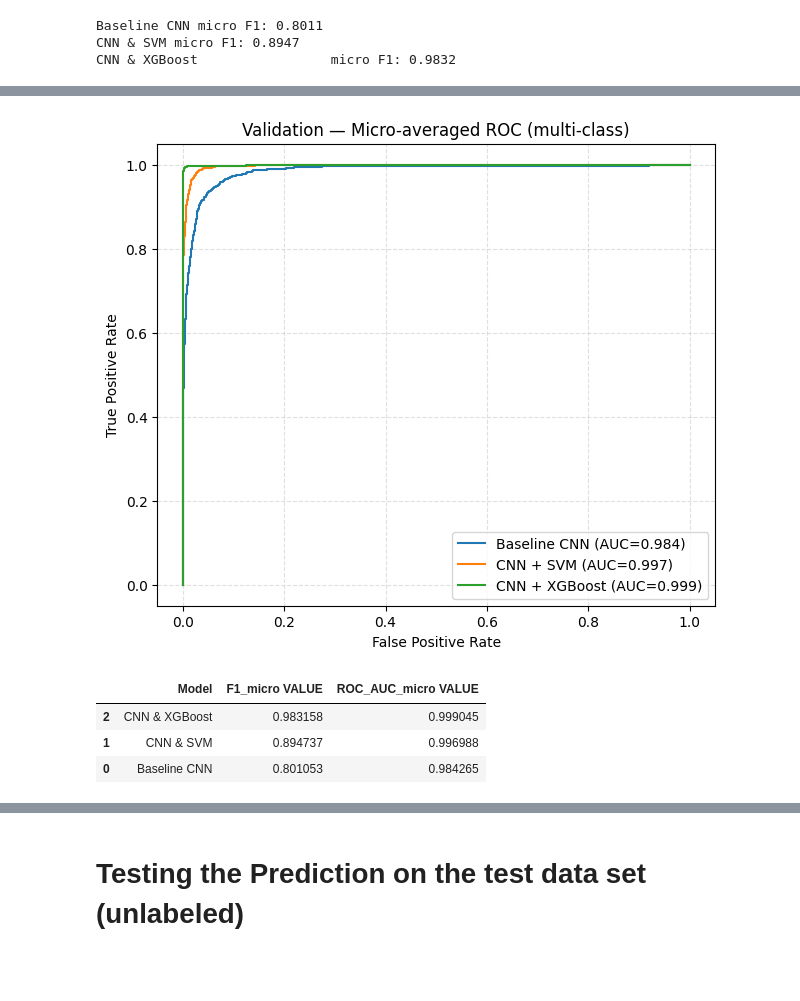
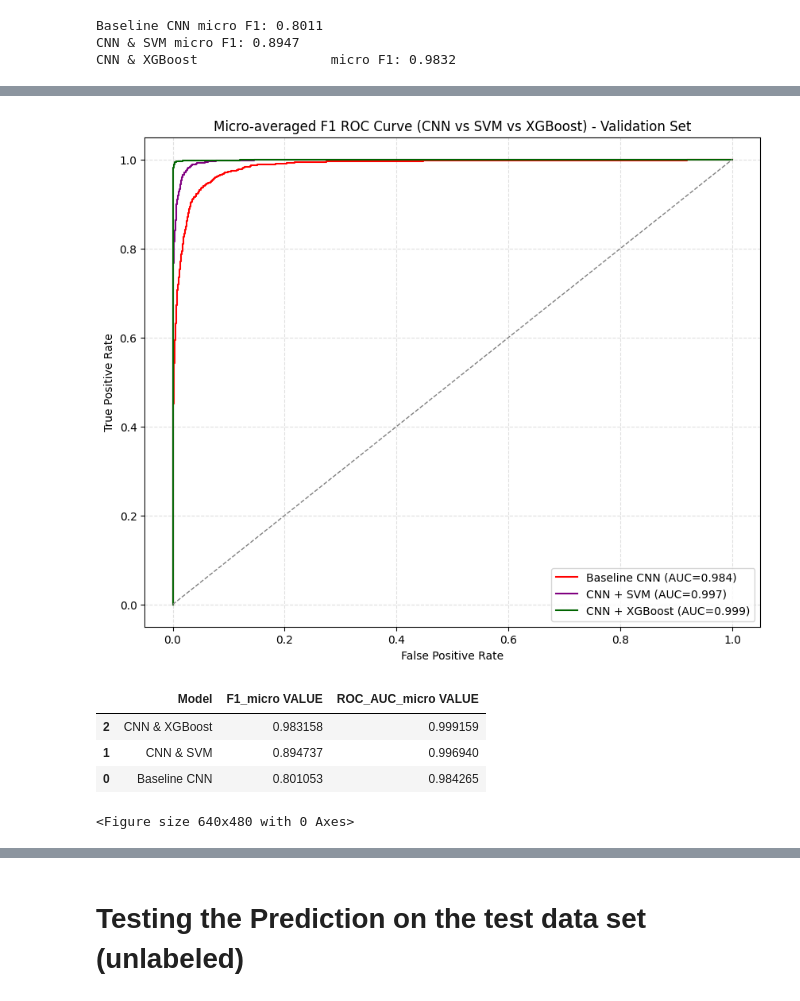
Before and after one commit to Delwyn501/cos801-assignment1-cnn-svm-classification, a Jupyter notebook: COS801_Ass1_Delwyn_Gordon.ipynb, the cells around one changed output, grey strips where cells are left out. Saved outputs shown, nothing was run; the diff lists cells and outputs as text; code cells hidden in the pictures; blank space fills up the shorter version.

```diff
--- a/COS801_Ass1_Delwyn_Gordon.ipynb
+++ b/COS801_Ass1_Delwyn_Gordon.ipynb
@@ -276 +338,6 @@ Model: "baseline_cnn"
+# %%
+
+
+#load weights instead of retraining
+cnn.load_weights("cnn_model_latest.weights.h5")
 # %%
@@ -316,27 +448,39 @@ CNN & XGBoost                 micro F1: 0.9832
 # %%
 
 fpr_cnn_v, tpr_cnn_v, auc_cnn_v = micro_roc_auc(y_T_Val, y_Prob_Val_Cnn, NUM_CLASSES)
 fpr_svm_v, tpr_svm_v, auc_svm_v = micro_roc_auc(y_val, y_prob_val_svm, NUM_CLASSES)
 fpr_xgb_v, tpr_xgb_v, auc_xgb_v = micro_roc_auc(y_val, y_prob_val_xgb, NUM_CLASSES)
 
-plt.figure(figsize=(7.2,6))
-plt.plot(fpr_cnn_v, tpr_cnn_v, label=f"Baseline CNN (AUC={auc_cnn_v:.3f})")
-plt.plot(fpr_svm_v, tpr_svm_v, label=f"CNN + SVM (AUC={auc_svm_v:.3f})")
-plt.plot(fpr_xgb_v, tpr_xgb_v, label=f"CNN + {xgb_name} (AUC={auc_xgb_v:.3f})")
-# plt.plot([0,1],[0,1],'--', linewidth=1)
+# plt.figure(figsize=(10,6))
+# plt.plot(fpr_cnn_v, tpr_cnn_v, label=f"Baseline CNN (AUC={auc_cnn_v:.3f})")
+# plt.plot(fpr_svm_v, tpr_svm_v, label=f"CNN + SVM (AUC={auc_svm_v:.3f})")
+# plt.plot(fpr_xgb_v, tpr_xgb_v, label=f"CNN + {xgb_name} (AUC={auc_xgb_v:.3f})")
+# # plt.plot([0,1],[0,1],'--', linewidth=1)
+# plt.xlabel("False Positive Rate"); plt.ylabel("True Positive Rate")
+# plt.title("Validation — Micro-averaged ROC (multi-class)")
+# plt.legend(loc="lower right"); plt.grid(True, linestyle="--", alpha=0.4)
+# plt.show()
+
+plt.figure(figsize=(10, 8))
+plt.plot(fpr_cnn_v, tpr_cnn_v, label=f"Baseline CNN (AUC={auc_cnn_v:.3f})", color='red')
+plt.plot(fpr_svm_v, tpr_svm_v, label=f"CNN + SVM (AUC={auc_svm_v:.3f})", color='purple')
+plt.plot(fpr_xgb_v, tpr_xgb_v, label=f"CNN + {xgb_name} (AUC={auc_xgb_v:.3f})", color='darkgreen')
+plt.plot([0,1],[0,1],'--', linewidth=1, color='gray')
 plt.xlabel("False Positive Rate"); plt.ylabel("True Positive Rate")
-plt.title("Validation — Micro-averaged ROC (multi-class)")
+plt.title("Micro-averaged F1 ROC Curve (CNN vs SVM vs XGBoost) - Validation Set")
 plt.legend(loc="lower right"); plt.grid(True, linestyle="--", alpha=0.4)
 plt.show()
+plt.savefig("roc_curve_validation.png")
 
 display(pd.DataFrame({
     "Model": ["Baseline CNN", "CNN & SVM", f"CNN & {xgb_name}"],
     "F1_micro VALUE": [f1_Micro_Cnn_Val, f1_micro_svm_val, f1_micro_xgb_val],
     "ROC_AUC_micro VALUE": [auc_cnn_v, auc_svm_v, auc_xgb_v],
 }).sort_values("F1_micro VALUE", ascending=False))
 # %% [output]
-[figure, old version]
+[figure, new version]
 |  | Model | F1_micro VALUE | ROC_AUC_micro VALUE |
-| 2 | CNN & XGBoost | 0.983158 | 0.999045 |
-| 1 | CNN & SVM | 0.894737 | 0.996988 |
+| 2 | CNN & XGBoost | 0.983158 | 0.999159 |
+| 1 | CNN & SVM | 0.894737 | 0.996940 |
 | 0 | Baseline CNN | 0.801053 | 0.984265 |
+<Figure size 640x480 with 0 Axes>
```
Also changed, not shown: parts of 9 cells of this notebook.
